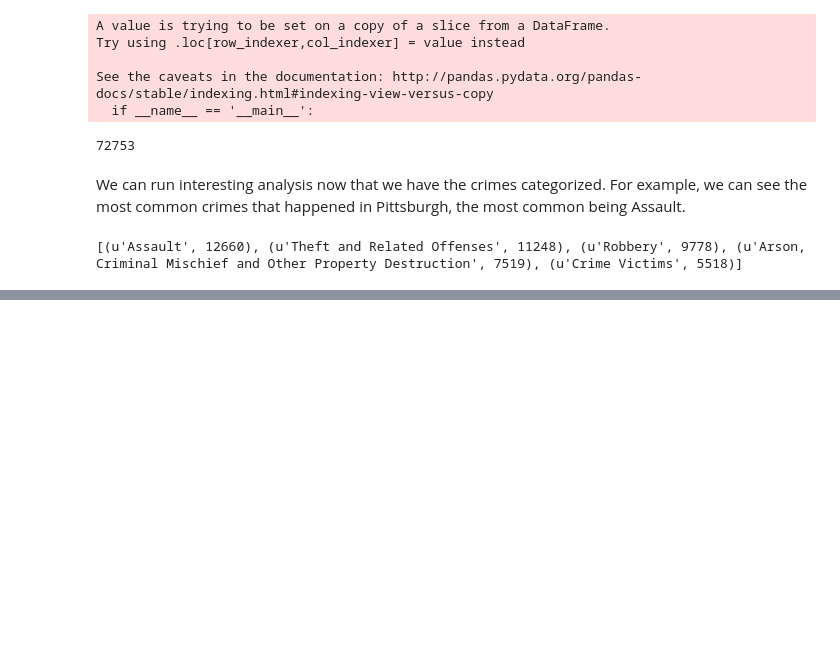
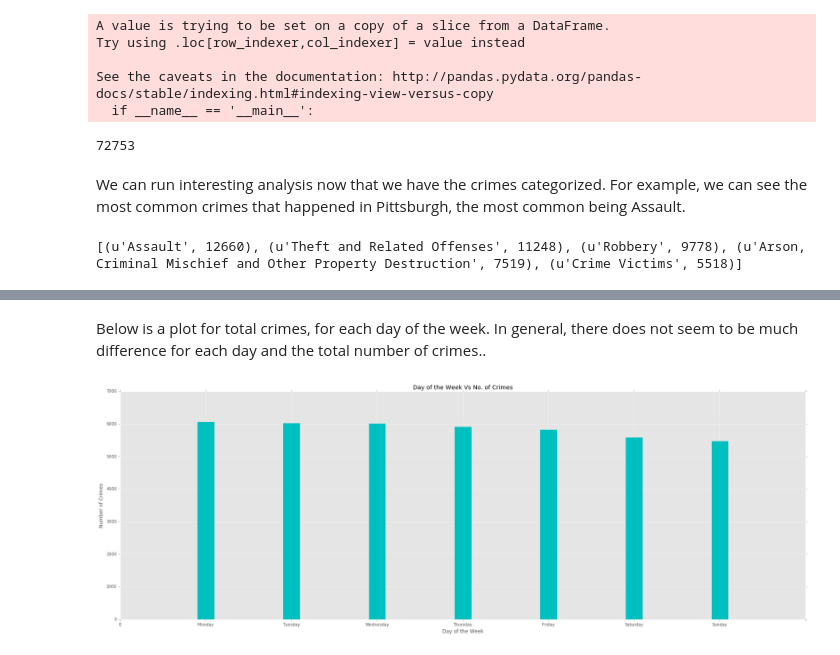
Before and after one commit to rishubjain/Crime-Prediction, a Jupyter notebook: FinalProject.ipynb, the cells around one changed output, grey strips where cells are left out. Drawn from its saved outputs; the diff is of its cells as text; code cells hidden in the pictures; blank space fills up the shorter version.

```diff
--- a/FinalProject.ipynb
+++ b/FinalProject.ipynb
@@ -265,0 +178,14 @@ print finalDF.head()
+# %% [markdown]
+Below is a plot for total crimes, for each day
+of the week. In general, there does not seem to be much difference for each day and the total number of crimes..
+# %%
+fig, ax = plt.subplots(figsize = (30,10))
+fig.canvas.draw()
+labels = ['0','Monday','Tuesday','Wednesday','Thursday','Friday','Saturday','Sunday']
+ax.set_xticklabels(labels)
+plt.title("Day of the Week Vs No. of Crimes")
+plt.xlabel('Day of the Week')
+plt.ylabel('Number of Crimes')
+plt.bar(groupsWeekday.index, groupsWeekday.CCR,width=0.2,color='c',align='center');
+# %% [output]
+[figure, added]
```
Also changed, not shown: parts of 67 cells of this notebook.
